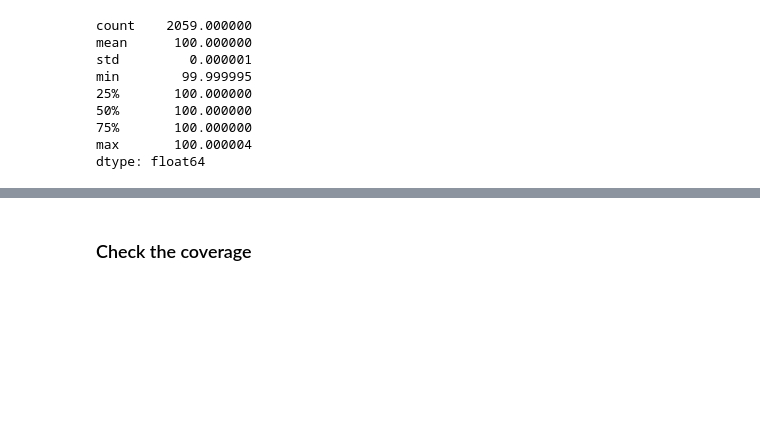
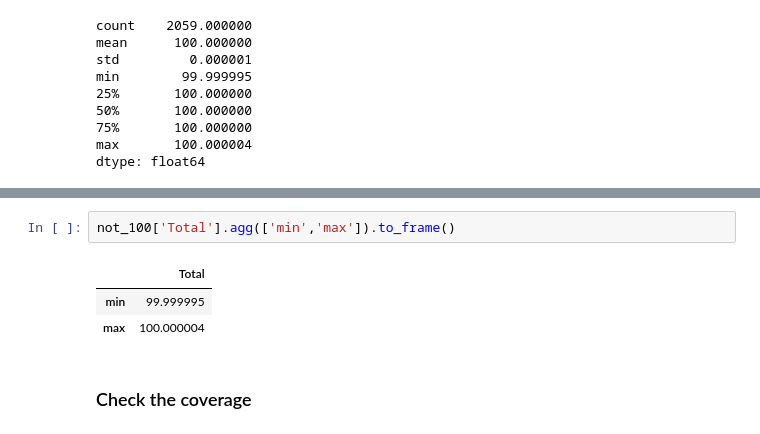
Before and after one commit to Rendell032/literacy-and-poverty-analysis, a Jupyter notebook: literate-and-illiterate-world-population/literate-and-illiterate-EDA.ipynb, the cells around one changed output, grey strips where cells are left out. Cells and saved outputs as stored; diff of their text form; blank space fills up the shorter version.

```diff
--- a/literate-and-illiterate-world-population/literate-and-illiterate-EDA.ipynb
+++ b/literate-and-illiterate-world-population/literate-and-illiterate-EDA.ipynb
@@ -279,3 +329,9 @@ dtype: float64
+# %%
+not_100['Total'].agg(['min','max']).to_frame()
+# %% [output]
+|  | Total |
+| min | 99.999995 |
+| max | 100.000004 |
 # %% [markdown]
 ### Check the coverage
 # %%
```
Also changed, not shown: parts of 14 cells of this notebook.
